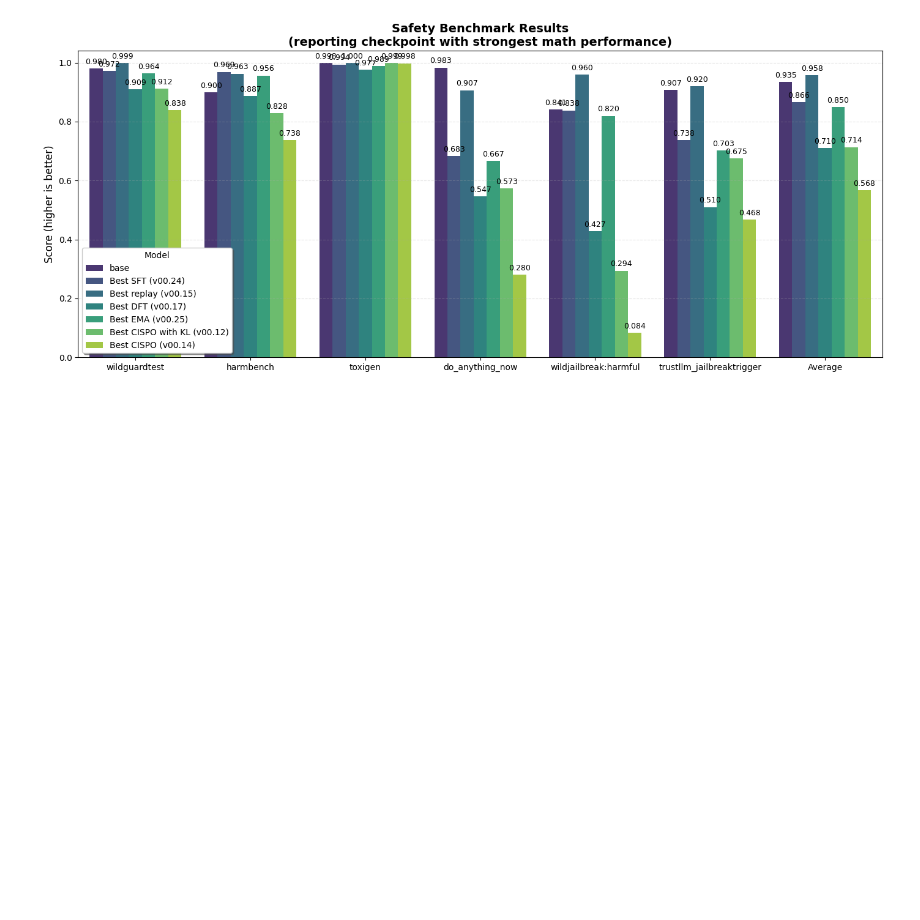
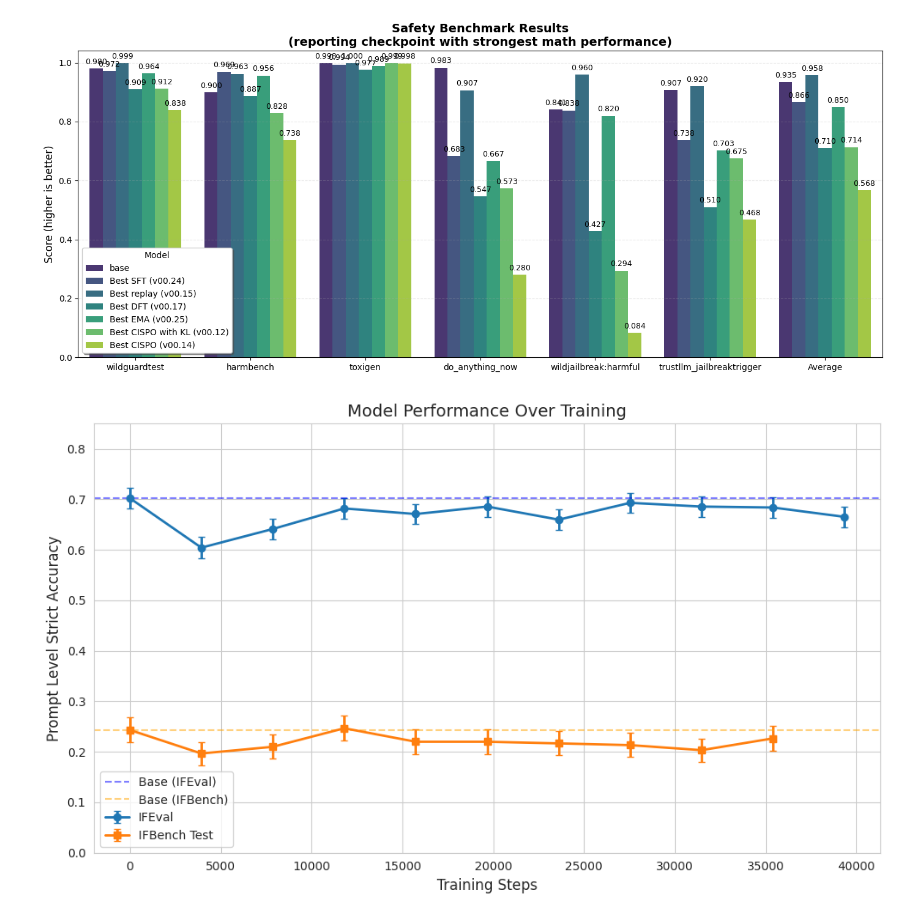
Before and after one commit to Neelectric/open-r1_safety, a Jupyter notebook: data_viz/experimentation_data_viz.ipynb, the cells around one changed output. Drawn from its saved outputs; the diff is of its cells as text; code cells hidden in the pictures; blank space fills up the shorter version.

Commit message:
some progress

```diff
--- a/data_viz/experimentation_data_viz.ipynb
+++ b/data_viz/experimentation_data_viz.ipynb
@@ -2078,3 +2077,49 @@ avg sft is 0.8496566718587747
 avg sft is 0.7135687119863522
 avg sft is 0.5675752113929684
 [figure]
+# %%
+import seaborn as sns
+import matplotlib.pyplot as plt
+import pandas as pd
+
+# Data
+data = {
+    'step': [0, 3934, 7868, 11802, 15736, 19670, 23604, 27538, 31472, 35406, 39339],
+    'ifeval': [0.7024, 0.6044, 0.6414, 0.6821, 0.6710, 0.6858, 0.6599, 0.6932, 0.6858, 0.6839, 0.6654],
+    'ifeval_err': [0.0197, 0.0210, 0.0206, 0.0200, 0.0202, 0.0200, 0.0204, 0.0198, 0.0200, 0.0200, 0.0203],
+    'ifbench': [0.2433, 0.1967, 0.2100, 0.2467, 0.2200, 0.2200, 0.2167, 0.2133, 0.2033, 0.2267, None],
+    'ifbench_err': [0.0248, 0.0230, 0.0236, 0.0249, 0.0240, 0.0240, 0.0238, 0.0237, 0.0233, 0.0242, None],
+}
+
+df = pd.DataFrame(data)
+
+# Filter for ifbench (remove rows with None)
+df_ifbench = df.dropna(subset=['ifbench'])
+
+# Plot
+sns.set_style("whitegrid")
+fig, ax = plt.subplots(figsize=(10, 6))
+
+# IFEval
+ax.errorbar(df['step'], df['ifeval'], yerr=df['ifeval_err'],
+            marker='o', capsize=3, label='IFEval', linewidth=2)
+
+# IFBench
+ax.errorbar(df_ifbench['step'], df_ifbench['ifbench'], yerr=df_ifbench['ifbench_err'],
+            marker='s', capsize=3, label='IFBench Test', linewidth=2)
+
+# Base model reference line
+ax.axhline(y=0.7024, color='blue', linestyle='--', alpha=0.5, label='Base (IFEval)')
+ax.axhline(y=0.2433, color='orange', linestyle='--', alpha=0.5, label='Base (IFBench)')
+
+ax.set_xlabel('Training Steps', fontsize=12)
+ax.set_ylabel('Prompt Level Strict Accuracy', fontsize=12)
+ax.set_title('Model Performance Over Training', fontsize=14)
+ax.legend()
+ax.set_ylim(0, 0.85)
+
+plt.tight_layout()
+plt.savefig('training_progress.png', dpi=150)
+plt.show()
+# %% [output]
+[figure, added]
```
Also changed, not shown: parts of 3 cells of this notebook, 3 other files.
